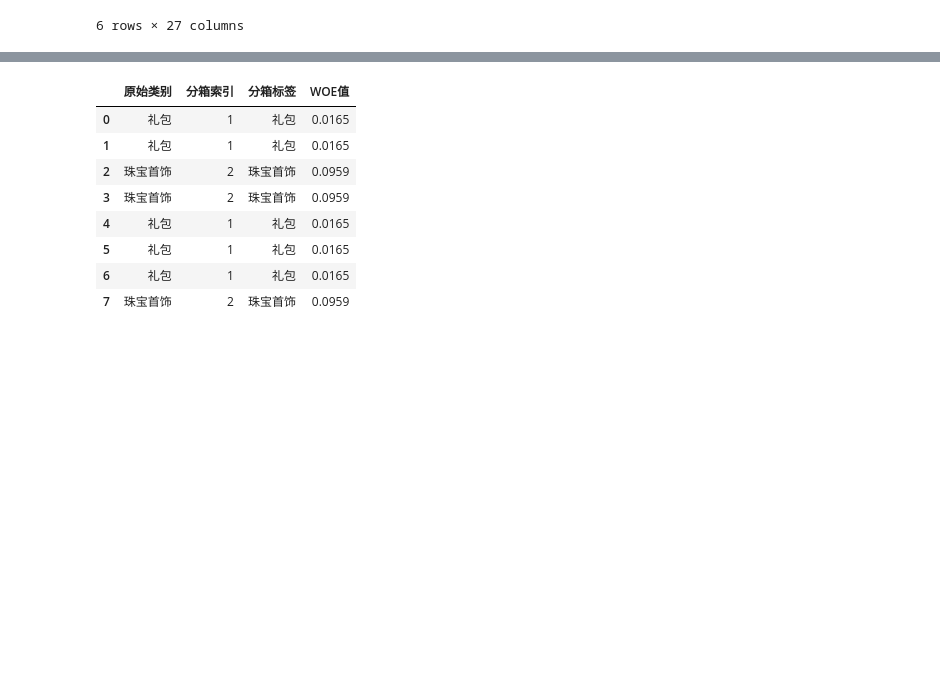
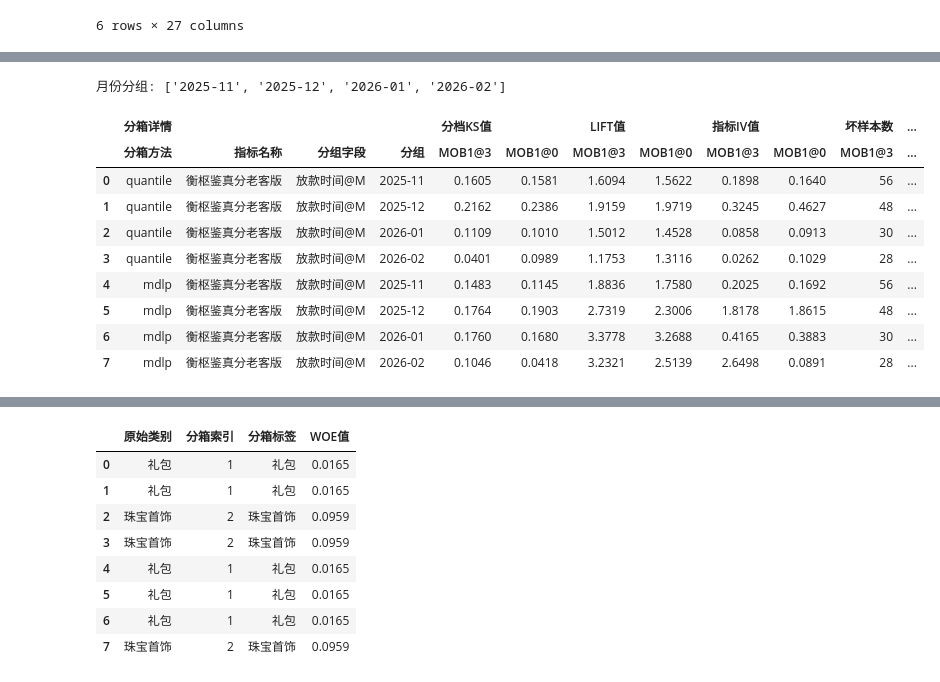
Before and after one commit to hengshu-credit/hscredit, a Jupyter notebook: examples/01_binning.ipynb, the cells around one changed output, grey strips where cells are left out. Saved outputs shown, nothing was run; the diff lists cells and outputs as text; code cells hidden in the pictures; blank space fills up the shorter version.

```diff
--- a/examples/01_binning.ipynb
+++ b/examples/01_binning.ipynb
@@ -532,0 +546,33 @@ feature_bin_stats(
+# %%
+from hscredit import feature_group_binning_summary
+
+# 日期 + 频次：按放款月份比较同一评分字段的分箱效果
+group_feature = summary_features[0]
+monthly_binning_tables, monthly_binning_summary = feature_group_binning_summary(
+    data=df,
+    feature=group_feature,
+    methods=['quantile', 'mdlp'],
+    date_col='放款时间',
+    freq='M',
+    overdue='MOB1',
+    dpds=[3, 0],
+    max_n_bins=5,
+    min_bin_size=0.05,
+    margins=True,
+    long_format=True,
+)
+
+print('月份分组:', list(monthly_binning_tables[group_feature]['quantile']))
+monthly_binning_summary
+# %% [output]
+月份分组: ['2025-11', '2025-12', '2026-01', '2026-02']
+|  | 分箱详情 |  |  |  | 分档KS值 |  | LIFT值 |  | 指标IV值 |  | 坏样本数 | ... |
+|  | 分箱方法 | 指标名称 | 分组字段 | 分组 | MOB1@3 | MOB1@0 | MOB1@3 | MOB1@0 | MOB1@3 | MOB1@0 | MOB1@3 | ... |
+| 0 | quantile | 衡枢鉴真分老客版 | 放款时间@M | 2025-11 | 0.1605 | 0.1581 | 1.6094 | 1.5622 | 0.1898 | 0.1640 | 56 | ... |
+| 1 | quantile | 衡枢鉴真分老客版 | 放款时间@M | 2025-12 | 0.2162 | 0.2386 | 1.9159 | 1.9719 | 0.3245 | 0.4627 | 48 | ... |
+| 2 | quantile | 衡枢鉴真分老客版 | 放款时间@M | 2026-01 | 0.1109 | 0.1010 | 1.5012 | 1.4528 | 0.0858 | 0.0913 | 30 | ... |
+| 3 | quantile | 衡枢鉴真分老客版 | 放款时间@M | 2026-02 | 0.0401 | 0.0989 | 1.1753 | 1.3116 | 0.0262 | 0.1029 | 28 | ... |
+| 4 | mdlp | 衡枢鉴真分老客版 | 放款时间@M | 2025-11 | 0.1483 | 0.1145 | 1.8836 | 1.7580 | 0.2025 | 0.1692 | 56 | ... |
+| 5 | mdlp | 衡枢鉴真分老客版 | 放款时间@M | 2025-12 | 0.1764 | 0.1903 | 2.7319 | 2.3006 | 1.8178 | 1.8615 | 48 | ... |
+| 6 | mdlp | 衡枢鉴真分老客版 | 放款时间@M | 2026-01 | 0.1760 | 0.1680 | 3.3778 | 3.2688 | 0.4165 | 0.3883 | 30 | ... |
+| 7 | mdlp | 衡枢鉴真分老客版 | 放款时间@M | 2026-02 | 0.1046 | 0.0418 | 3.2321 | 2.5139 | 2.6498 | 0.0891 | 28 | ... |
```
Also changed, not shown: parts of 9 cells of this notebook, 5 other files.
